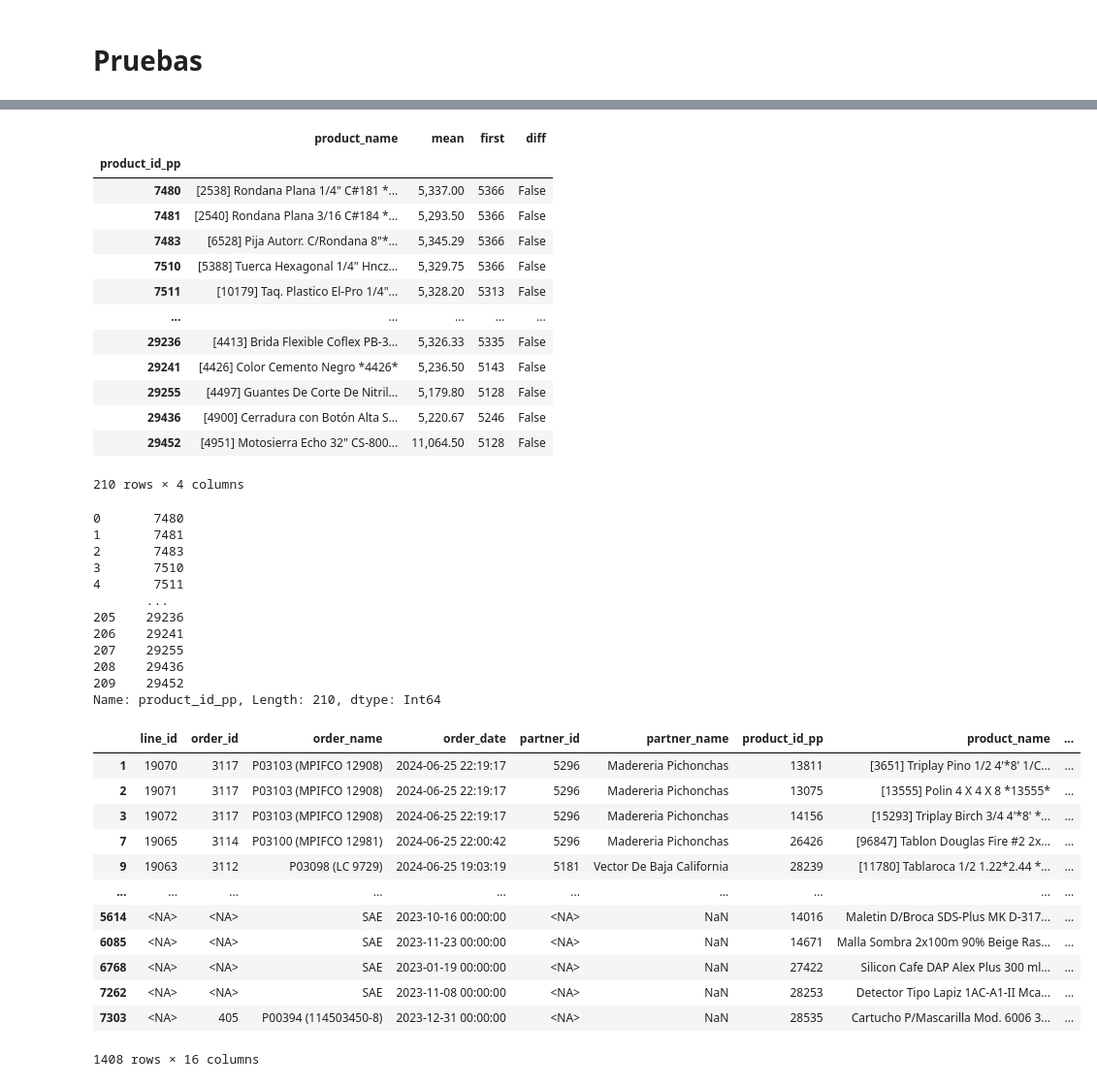
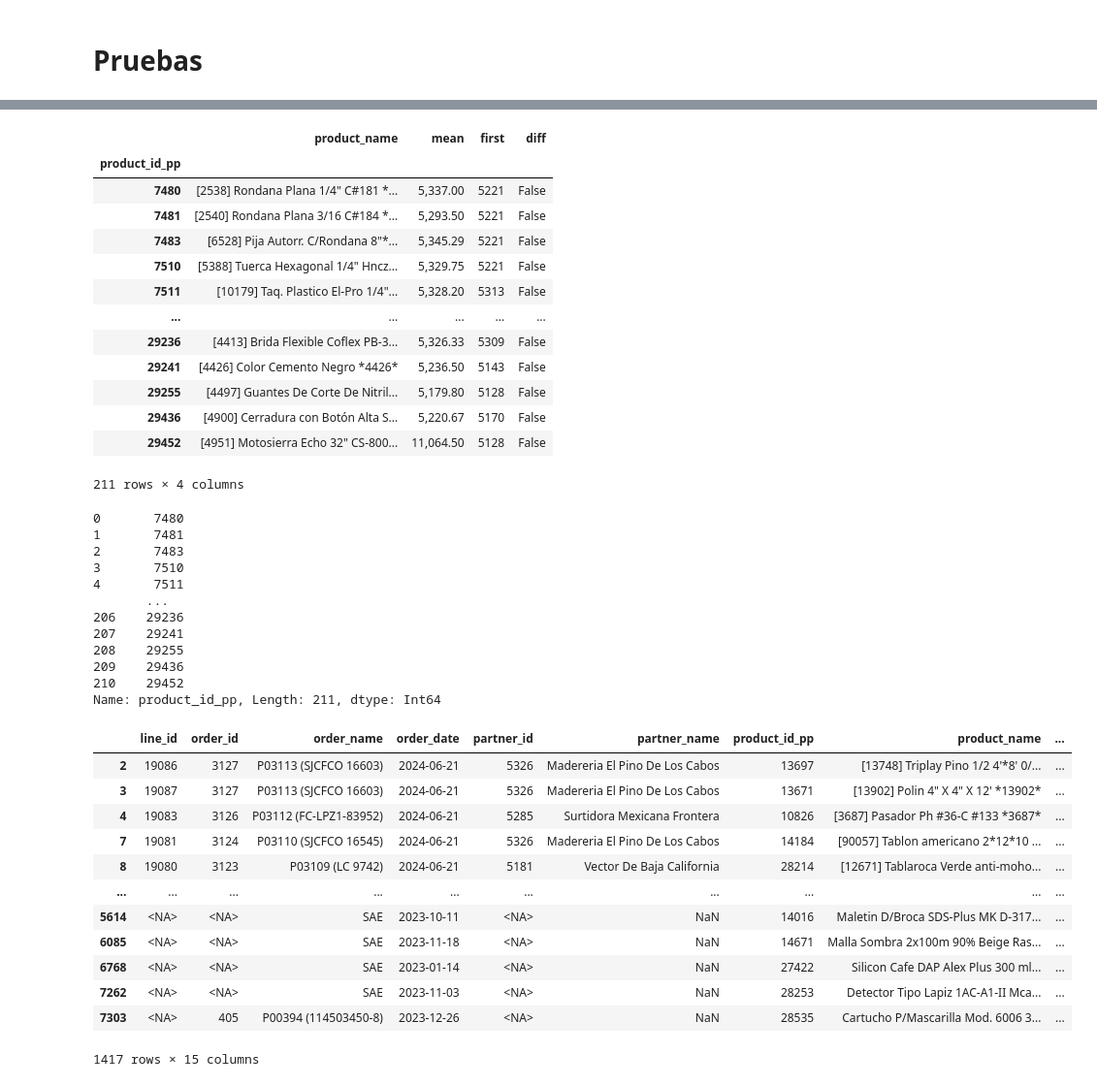
Before and after one commit to ecostichp/odoo_comisiones, a Jupyter notebook: comisiones/algoritmos/algoritmo_costo_de_venta_func.ipynb, the cells around one changed output, grey strips where cells are left out. Shown: that part at 97% size. Saved outputs shown, nothing was run; the diff lists cells and outputs as text; code cells hidden in the pictures.

```diff
--- a/comisiones/algoritmos/algoritmo_costo_de_venta_func.ipynb
+++ b/comisiones/algoritmos/algoritmo_costo_de_venta_func.ipynb
@@ -113,7 +113,7 @@ compras = (pd.concat
 cols_to_Int64 = ['line_id', 'order_id', 'partner_id', 'product_id_pp']
 compras[cols_to_Int64] = compras[cols_to_Int64].astype('Int64')
 
-compras['tolerance_order_date'] = compras['order_date'] - pd.Timedelta(days=1)
+compras['tolerance_order_date'] = compras['order_date'].dt.normalize() - pd.Timedelta(days=5)
 # %%
 costo_venta = (
     pd.merge_asof(
@@ -219,27 +245,28 @@ compras.loc[(compras['product_id_pp'] == product_id_to_check) & (compras['order_
 
 # ventas = ventas_año[cols_ventas]
 # %%
-prod_varios_prov = compras[['partner_id', 'partner_name', 'product_id_pp', 'product_name']].groupby('product_id_pp').agg({'product_name': ['first'], 'partner_id': ['mean', 'first']})
+prod_varios_prov = compras[['partner_id', 'partner_name', 'product_id_pp', 'product_name']].sort_values('partner_id').groupby('product_id_pp').agg({'product_name': ['first'], 'partner_id': ['mean', 'first']})
 prod_varios_prov.columns = ['product_name', 'mean', 'first']
 prod_varios_prov['diff'] = prod_varios_prov['mean']  == prod_varios_prov['first']
 prod_varios_prov.loc[prod_varios_prov['diff'] == False]
 # %% [output]
 |  | product_name | mean | first | diff |
 | product_id_pp |  |  |  |  |
-| 7480 | [2538] Rondana Plana 1/4" C#181 *... | 5,337.00 | 5366 | False |
-| 7481 | [2540] Rondana Plana 3/16 C#184 *... | 5,293.50 | 5366 | False |
-| 7483 | [6528] Pija Autorr. C/Rondana 8"*... | 5,345.29 | 5366 | False |
-| 7510 | [5388] Tuerca Hexagonal 1/4" Hncz... | 5,329.75 | 5366 | False |
+| 7480 | [2538] Rondana Plana 1/4" C#181 *... | 5,337.00 | 5221 | False |
+| 7481 | [2540] Rondana Plana 3/16 C#184 *... | 5,293.50 | 5221 | False |
+| 7483 | [6528] Pija Autorr. C/Rondana 8"*... | 5,345.29 | 5221 | False |
+| 7510 | [5388] Tuerca Hexagonal 1/4" Hncz... | 5,329.75 | 5221 | False |
 | 7511 | [10179] Taq. Plastico El-Pro 1/4"... | 5,328.20 | 5313 | False |
 | ... | ... | ... | ... | ... |
-| 29236 | [4413] Brida Flexible Coflex PB-3... | 5,326.33 | 5335 | False |
+| 29236 | [4413] Brida Flexible Coflex PB-3... | 5,326.33 | 5309 | False |
 | 29241 | [4426] Color Cemento Negro *4426* | 5,236.50 | 5143 | False |
 | 29255 | [4497] Guantes De Corte De Nitril... | 5,179.80 | 5128 | False |
-| 29436 | [4900] Cerradura con Botón Alta S... | 5,220.67 | 5246 | False |
+| 29436 | [4900] Cerradura con Botón Alta S... | 5,220.67 | 5170 | False |
 | 29452 | [4951] Motosierra Echo 32" CS-800... | 11,064.50 | 5128 | False |
-210 rows × 4 columns
+211 rows × 4 columns
 # %%
-prod_varios_prov.loc[prod_varios_prov['diff'] == False].reset_index()['product_id_pp']
+prod_varios_prov_ids = prod_varios_prov.loc[prod_varios_prov['diff'] == False].reset_index()['product_id_pp']
+prod_varios_prov_ids
 # %% [output]
 0       7480
 1       7481
@@ -247,25 +274,25 @@ prod_varios_prov.loc[prod_varios_prov['diff'] == False].reset_index()['product_i
 3       7510
 4       7511
        ...
-205    29236
-206    29241
-207    29255
-208    29436
-209    29452
-Name: product_id_pp, Length: 210, dtype: Int64
+206    29236
+207    29241
+208    29255
+209    29436
+210    29452
+Name: product_id_pp, Length: 211, dtype: Int64
 # %%
-compras[compras['product_id_pp'].isin(prod_varios_prov.loc[prod_varios_prov['diff'] == False].reset_index()['product_id_pp'])]
+compras[compras['product_id_pp'].isin(prod_varios_prov_ids)]
 # %% [output]
 |  | line_id | order_id | order_name | order_date | partner_id | partner_name | product_id_pp | product_name | ... |
-| 1 | 19070 | 3117 | P03103 (MPIFCO 12908) | 2024-06-25 22:19:17 | 5296 | Madereria Pichonchas | 13811 | [3651] Triplay Pino 1/2 4'*8' 1/C... | ... |
-| 2 | 19071 | 3117 | P03103 (MPIFCO 12908) | 2024-06-25 22:19:17 | 5296 | Madereria Pichonchas | 13075 | [13555] Polin 4 X 4 X 8 *13555* | ... |
-| 3 | 19072 | 3117 | P03103 (MPIFCO 12908) | 2024-06-25 22:19:17 | 5296 | Madereria Pichonchas | 14156 | [15293] Triplay Birch 3/4 4'*8' *... | ... |
-| 7 | 19065 | 3114 | P03100 (MPIFCO 12981) | 2024-06-25 22:00:42 | 5296 | Madereria Pichonchas | 26426 | [96847] Tablon Douglas Fire #2 2x... | ... |
-| 9 | 19063 | 3112 | P03098 (LC 9729) | 2024-06-25 19:03:19 | 5181 | Vector De Baja California | 28239 | [11780] Tablaroca 1/2 1.22*2.44 *... | ... |
+| 2 | 19086 | 3127 | P03113 (SJCFCO 16603) | 2024-06-21 | 5326 | Madereria El Pino De Los Cabos | 13697 | [13748] Triplay Pino 1/2 4'*8' 0/... | ... |
+| 3 | 19087 | 3127 | P03113 (SJCFCO 16603) | 2024-06-21 | 5326 | Madereria El Pino De Los Cabos | 13671 | [13902] Polin 4" X 4" X 12' *13902* | ... |
+| 4 | 19083 | 3126 | P03112 (FC-LPZ1-83952) | 2024-06-21 | 5285 | Surtidora Mexicana Frontera | 10826 | [3687] Pasador Ph #36-C #133 *3687* | ... |
+| 7 | 19081 | 3124 | P03110 (SJCFCO 16545) | 2024-06-21 | 5326 | Madereria El Pino De Los Cabos | 14184 | [90057] Tablon americano 2*12*10 ... | ... |
+| 8 | 19080 | 3123 | P03109 (LC 9742) | 2024-06-21 | 5181 | Vector De Baja California | 28214 | [12671] Tablaroca Verde anti-moho... | ... |
 | ... | ... | ... | ... | ... | ... | ... | ... | ... | ... |
-| 5614 | <NA> | <NA> | SAE | 2023-10-16 00:00:00 | <NA> | NaN | 14016 | Maletin D/Broca SDS-Plus MK D-317... | ... |
-| 6085 | <NA> | <NA> | SAE | 2023-11-23 00:00:00 | <NA> | NaN | 14671 | Malla Sombra 2x100m 90% Beige Ras... | ... |
-| 6768 | <NA> | <NA> | SAE | 2023-01-19 00:00:00 | <NA> | NaN | 27422 | Silicon Cafe DAP Alex Plus 300 ml... | ... |
-| 7262 | <NA> | <NA> | SAE | 2023-11-08 00:00:00 | <NA> | NaN | 28253 | Detector Tipo Lapiz 1AC-A1-II Mca... | ... |
-| 7303 | <NA> | 405 | P00394 (114503450-8) | 2023-12-31 00:00:00 | <NA> | NaN | 28535 | Cartucho P/Mascarilla Mod. 6006 3... | ... |
+| 5614 | <NA> | <NA> | SAE | 2023-10-11 | <NA> | NaN | 14016 | Maletin D/Broca SDS-Plus MK D-317... | ... |
+| 6085 | <NA> | <NA> | SAE | 2023-11-18 | <NA> | NaN | 14671 | Malla Sombra 2x100m 90% Beige Ras... | ... |
+| 6768 | <NA> | <NA> | SAE | 2023-01-14 | <NA> | NaN | 27422 | Silicon Cafe DAP Alex Plus 300 ml... | ... |
+| 7262 | <NA> | <NA> | SAE | 2023-11-03 | <NA> | NaN | 28253 | Detector Tipo Lapiz 1AC-A1-II Mca... | ... |
+| 7303 | <NA> | 405 | P00394 (114503450-8) | 2023-12-26 | <NA> | NaN | 28535 | Cartucho P/Mascarilla Mod. 6006 3... | ... |
-1408 rows × 16 columns
+1417 rows × 15 columns
```
Also changed, not shown: parts of 5 cells of this notebook, 1 other file.
